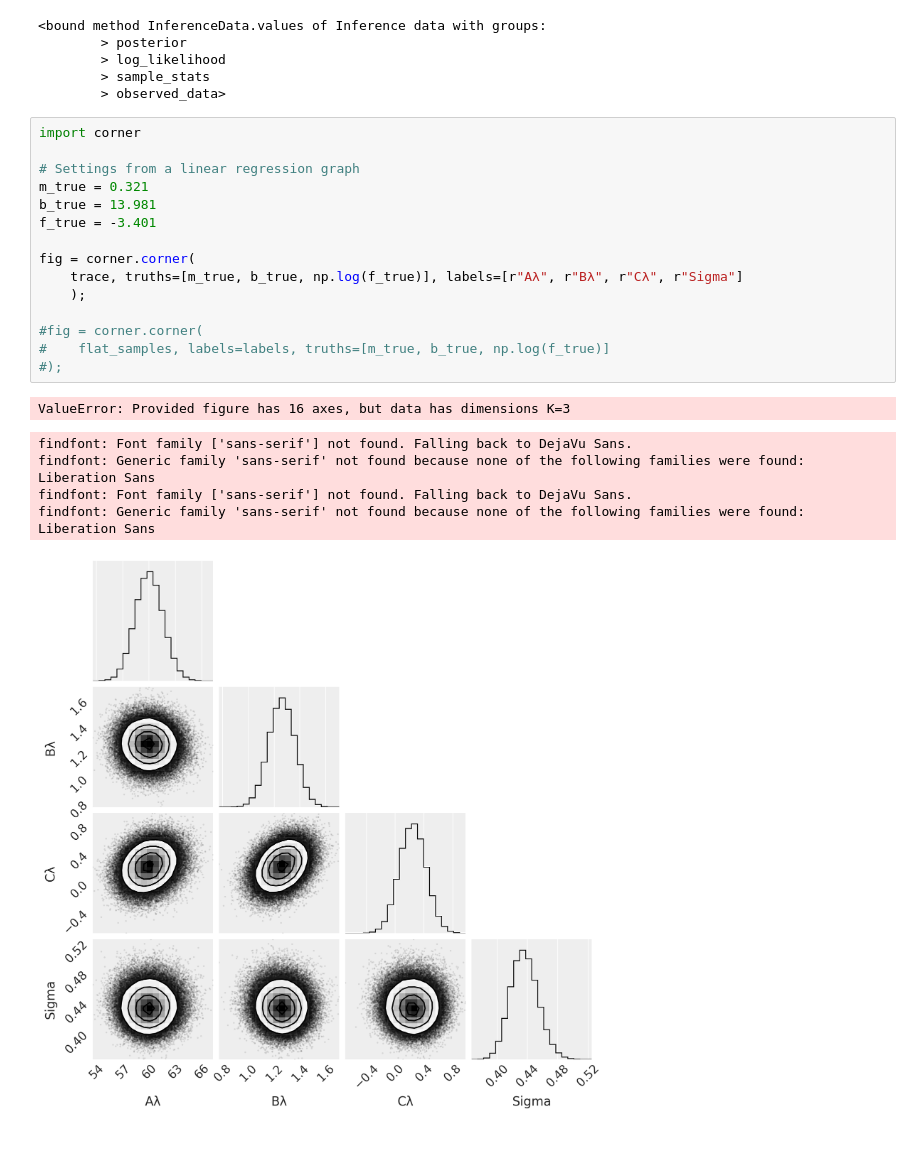
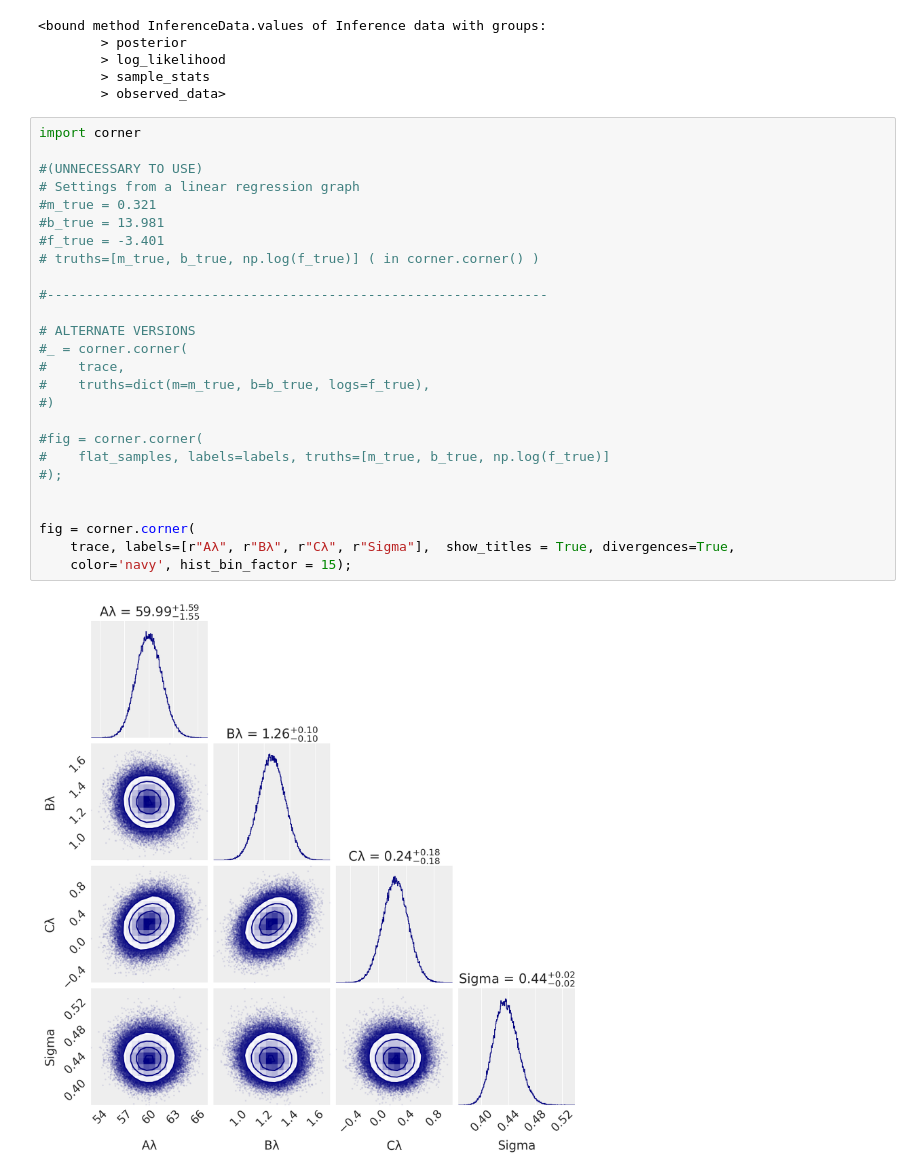
Before and after one commit to allenpinjic/mustar-project, a Jupyter notebook: notebook/MCMC_Model.ipynb, the cells around one changed output. Cells and saved outputs as stored; diff of their text form; blank space fills up the shorter version.

```diff
--- a/notebook/MCMC_Model.ipynb
+++ b/notebook/MCMC_Model.ipynb
@@ -225,22 +221,28 @@ trace.values
 # %%
 import corner
 
+#(UNNECESSARY TO USE)
 # Settings from a linear regression graph
-m_true = 0.321
-b_true = 13.981
-f_true = -3.401
+#m_true = 0.321
+#b_true = 13.981
+#f_true = -3.401
+# truths=[m_true, b_true, np.log(f_true)] ( in corner.corner() )
 
-fig = corner.corner(
-    trace, truths=[m_true, b_true, np.log(f_true)], labels=[r"Aλ", r"Bλ", r"Cλ", r"Sigma"]
-    );
+#----------------------------------------------------------------
+
+# ALTERNATE VERSIONS
+#_ = corner.corner(
+#    trace,
+#    truths=dict(m=m_true, b=b_true, logs=f_true),
+#)
 
 #fig = corner.corner(
 #    flat_samples, labels=labels, truths=[m_true, b_true, np.log(f_true)]
 #);
+
+
+fig = corner.corner(
+    trace, labels=[r"Aλ", r"Bλ", r"Cλ", r"Sigma"],  show_titles = True, divergences=True,
+    color='navy', hist_bin_factor = 15);
 # %% [output]
-ValueError: Provided figure has 16 axes, but data has dimensions K=3
-findfont: Font family ['sans-serif'] not found. Falling back to DejaVu Sans.
-findfont: Generic family 'sans-serif' not found because none of the following families were found: Liberation Sans
-findfont: Font family ['sans-serif'] not found. Falling back to DejaVu Sans.
-findfont: Generic family 'sans-serif' not found because none of the following families were found: Liberation Sans
-[figure, old version]
+[figure, new version]
```
Also changed, not shown: parts of 5 cells of this notebook.
